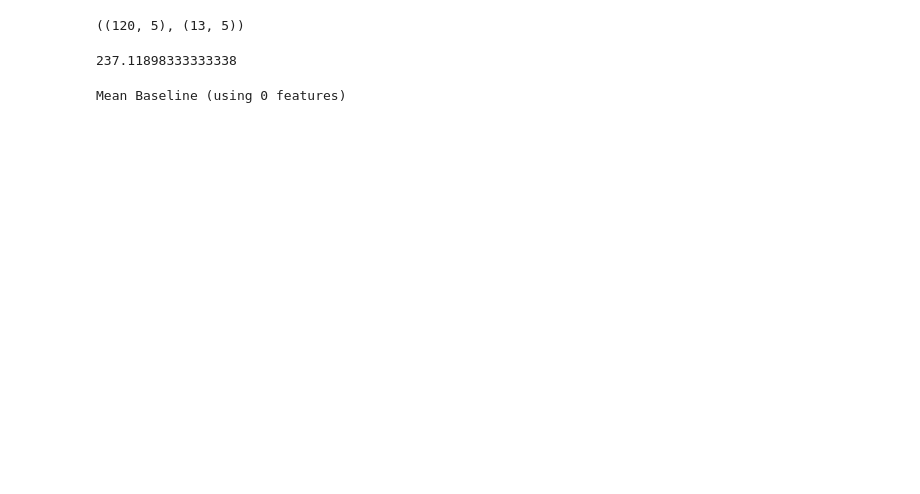
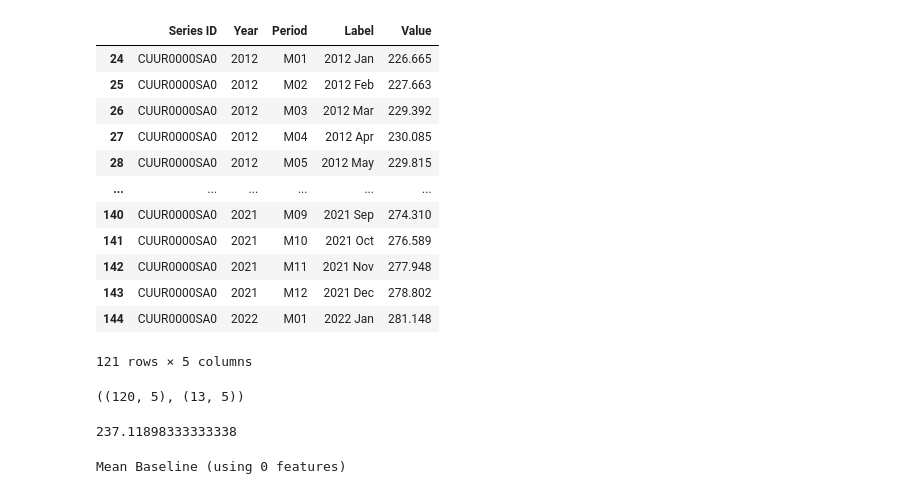
Before and after one commit to techthumb1/bls_project, a Jupyter notebook: notebooks/cpi_2022.ipynb, the cells around one changed output. Saved outputs shown, nothing was run; the diff lists cells and outputs as text; code cells hidden in the pictures; blank space fills up the shorter version.

```diff
--- a/notebooks/cpi_analysis_22.ipynb
+++ b/notebooks/cpi_2022.ipynb
@@ -25,0 +26,17 @@ cpi.sample(10)
+# %%
+# Filter to see only 10 years of data Jan (2012-2022)
+cpi = cpi[cpi['Year'] > 2011]
+# %% [output]
+|  | Series ID | Year | Period | Label | Value |
+| 24 | CUUR0000SA0 | 2012 | M01 | 2012 Jan | 226.665 |
+| 25 | CUUR0000SA0 | 2012 | M02 | 2012 Feb | 227.663 |
+| 26 | CUUR0000SA0 | 2012 | M03 | 2012 Mar | 229.392 |
+| 27 | CUUR0000SA0 | 2012 | M04 | 2012 Apr | 230.085 |
+| 28 | CUUR0000SA0 | 2012 | M05 | 2012 May | 229.815 |
+| ... | ... | ... | ... | ... | ... |
+| 140 | CUUR0000SA0 | 2021 | M09 | 2021 Sep | 274.310 |
+| 141 | CUUR0000SA0 | 2021 | M10 | 2021 Oct | 276.589 |
+| 142 | CUUR0000SA0 | 2021 | M11 | 2021 Nov | 277.948 |
+| 143 | CUUR0000SA0 | 2021 | M12 | 2021 Dec | 278.802 |
+| 144 | CUUR0000SA0 | 2022 | M01 | 2022 Jan | 281.148 |
+121 rows × 5 columns
```
Also changed, not shown: parts of 8 cells of this notebook, 5 other files.
